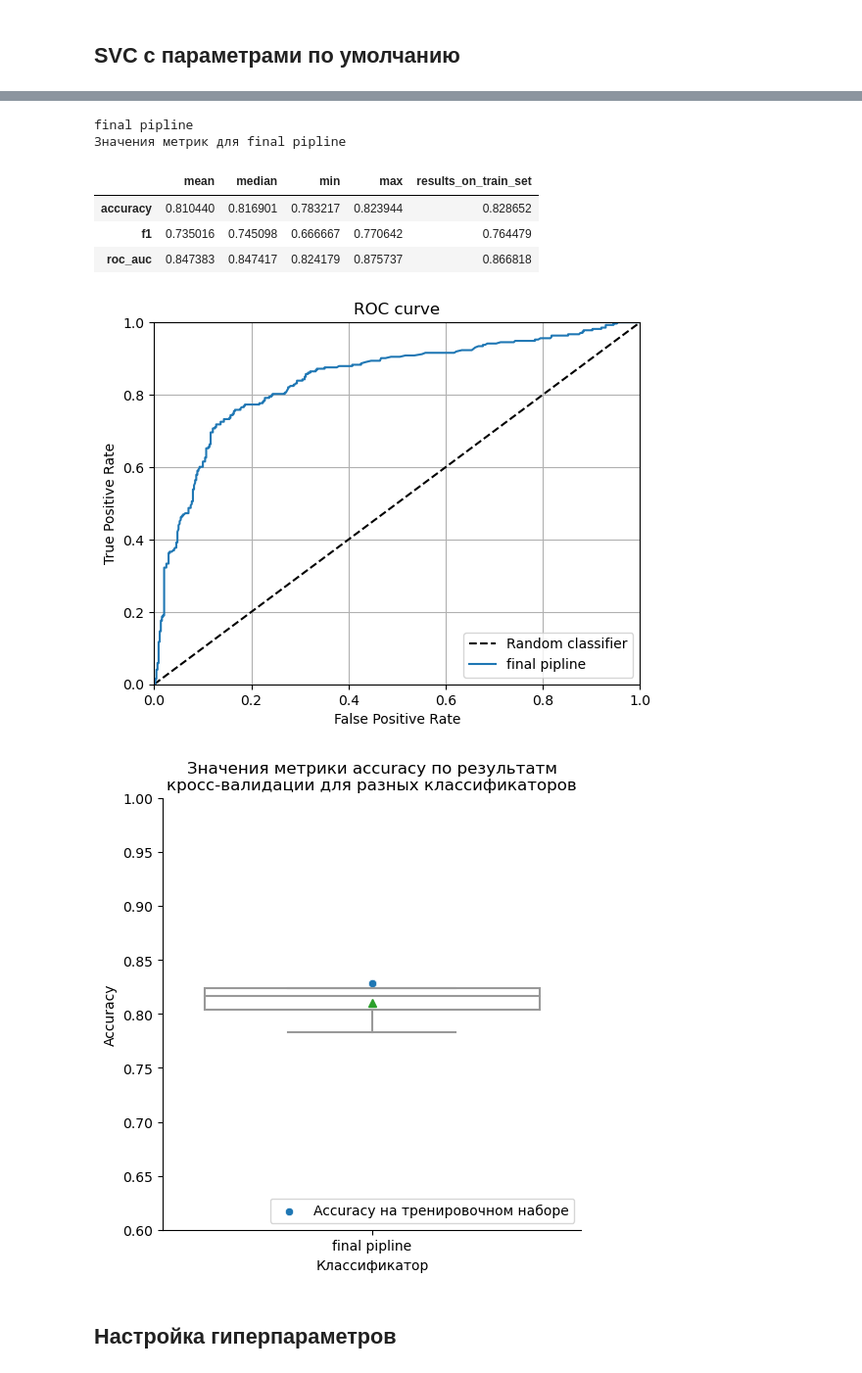
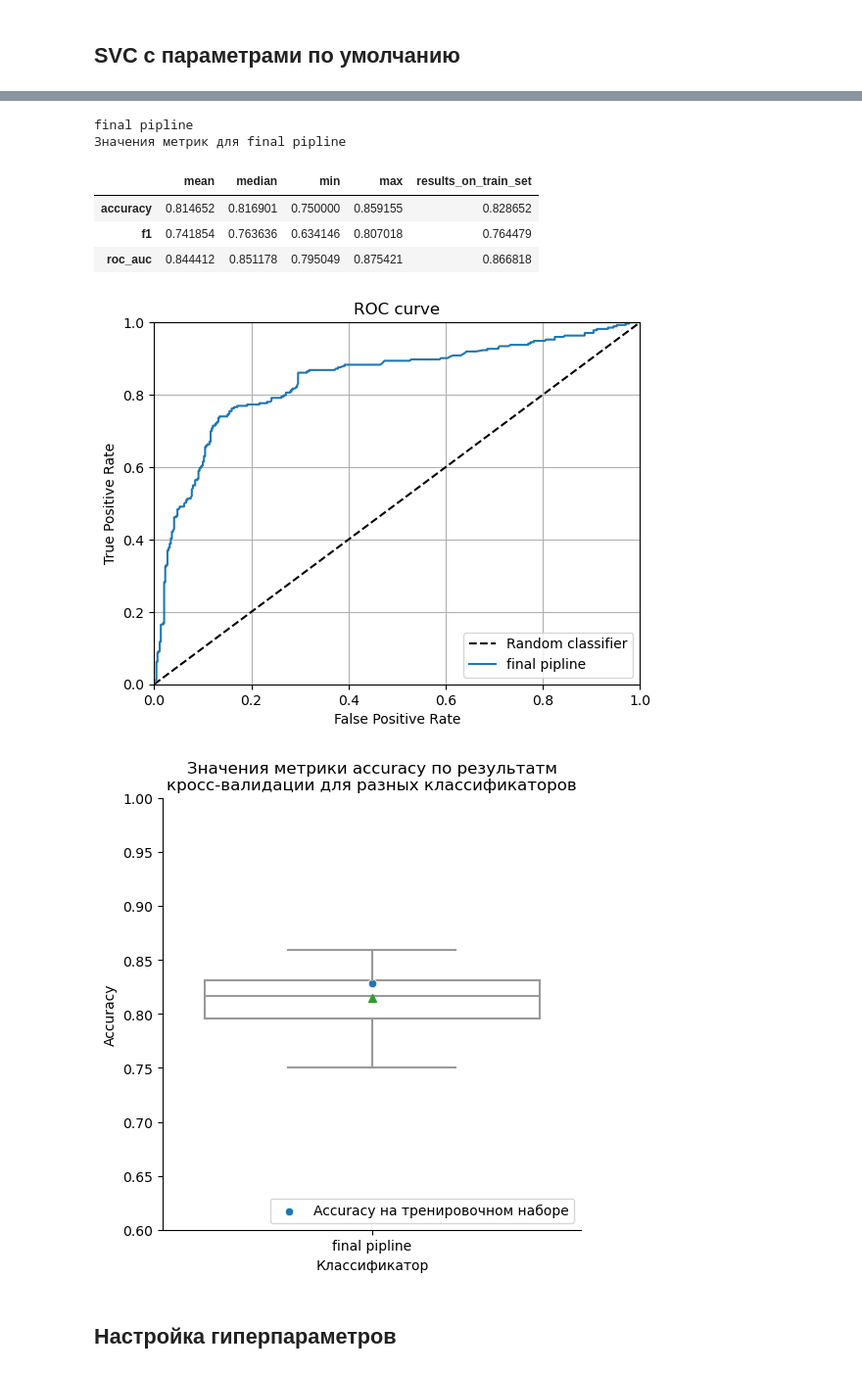
Before and after one commit to AlekseiBogachev/Titanic-Machine-Learning-from-Disaster, a Jupyter notebook: sources/SVM.ipynb, the cells around one changed output, grey strips where cells are left out. Shown at 98% size. Drawn from its saved outputs; the diff is of its cells as text; code cells hidden in the pictures.

```diff
--- a/sources/SVM.ipynb
+++ b/sources/SVM.ipynb
@@ -316,22 +319,22 @@ Pipeline(steps=[('title_adder',
 # %%
 get_performance_of_one_model(model=pipe,
                              X=X_train,
                              y=y_train,
                              label='final pipline',
                              scoring='accuracy',
-                             cv=5,
+                             cv=CV,
                              n_jobs=-1,
                              method='decision_function'
                             )
 # %% [output]
 final pipline
 Значения метрик для final pipline
 |  | mean | median | min | max | results_on_train_set |
-| accuracy | 0.810440 | 0.816901 | 0.783217 | 0.823944 | 0.828652 |
-| f1 | 0.735016 | 0.745098 | 0.666667 | 0.770642 | 0.764479 |
-| roc_auc | 0.847383 | 0.847417 | 0.824179 | 0.875737 | 0.866818 |
+| accuracy | 0.814652 | 0.816901 | 0.750000 | 0.859155 | 0.828652 |
+| f1 | 0.741854 | 0.763636 | 0.634146 | 0.807018 | 0.764479 |
+| roc_auc | 0.844412 | 0.851178 | 0.795049 | 0.875421 | 0.866818 |
-[figure, old version]
+[figure, new version]
-[figure, old version]
+[figure, new version]
 # %% [markdown]
 ## Настройка гиперпараметров
 # %%
```
Also changed, not shown: parts of 6 cells of this notebook, 7 other files.
